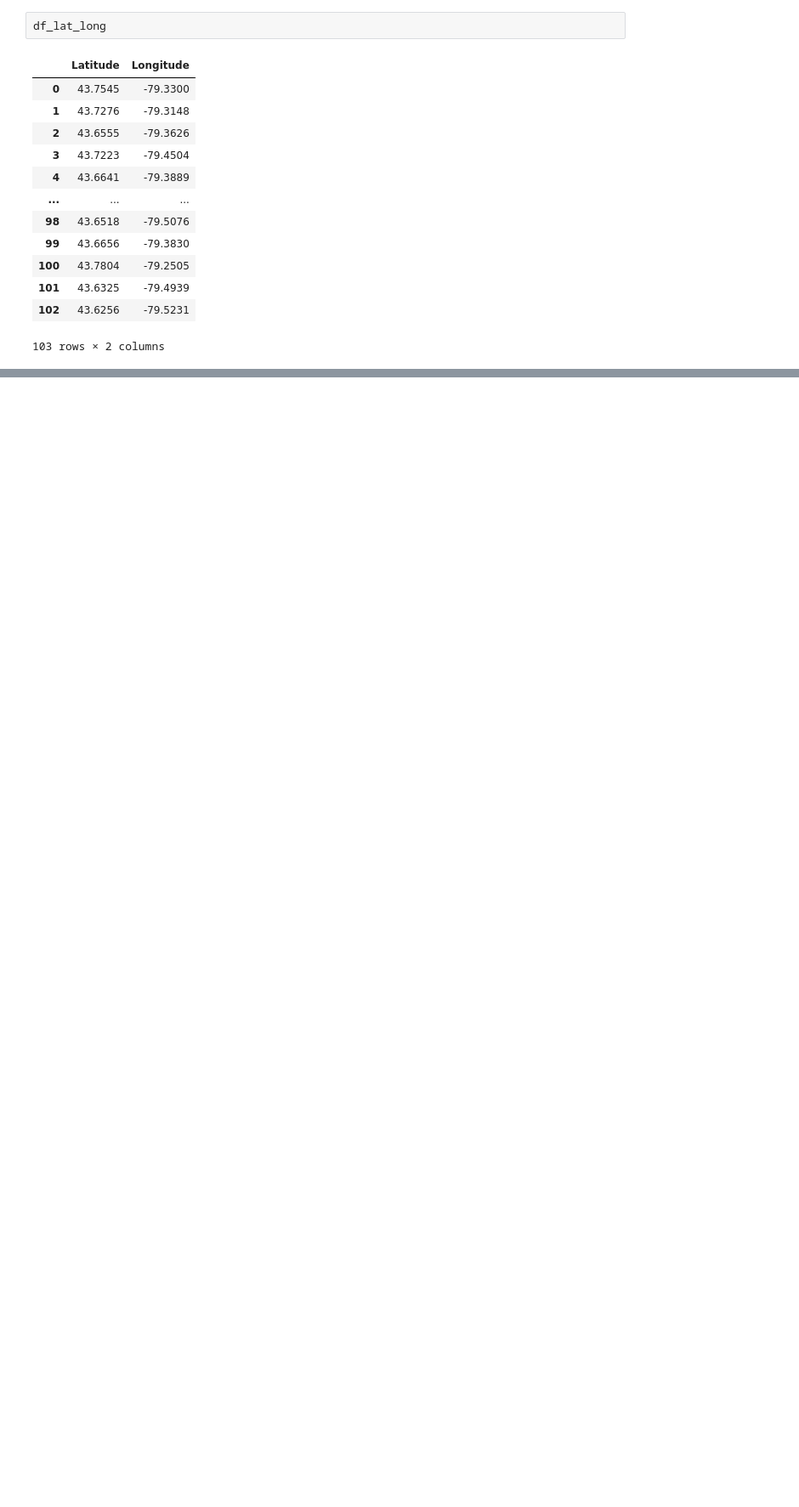
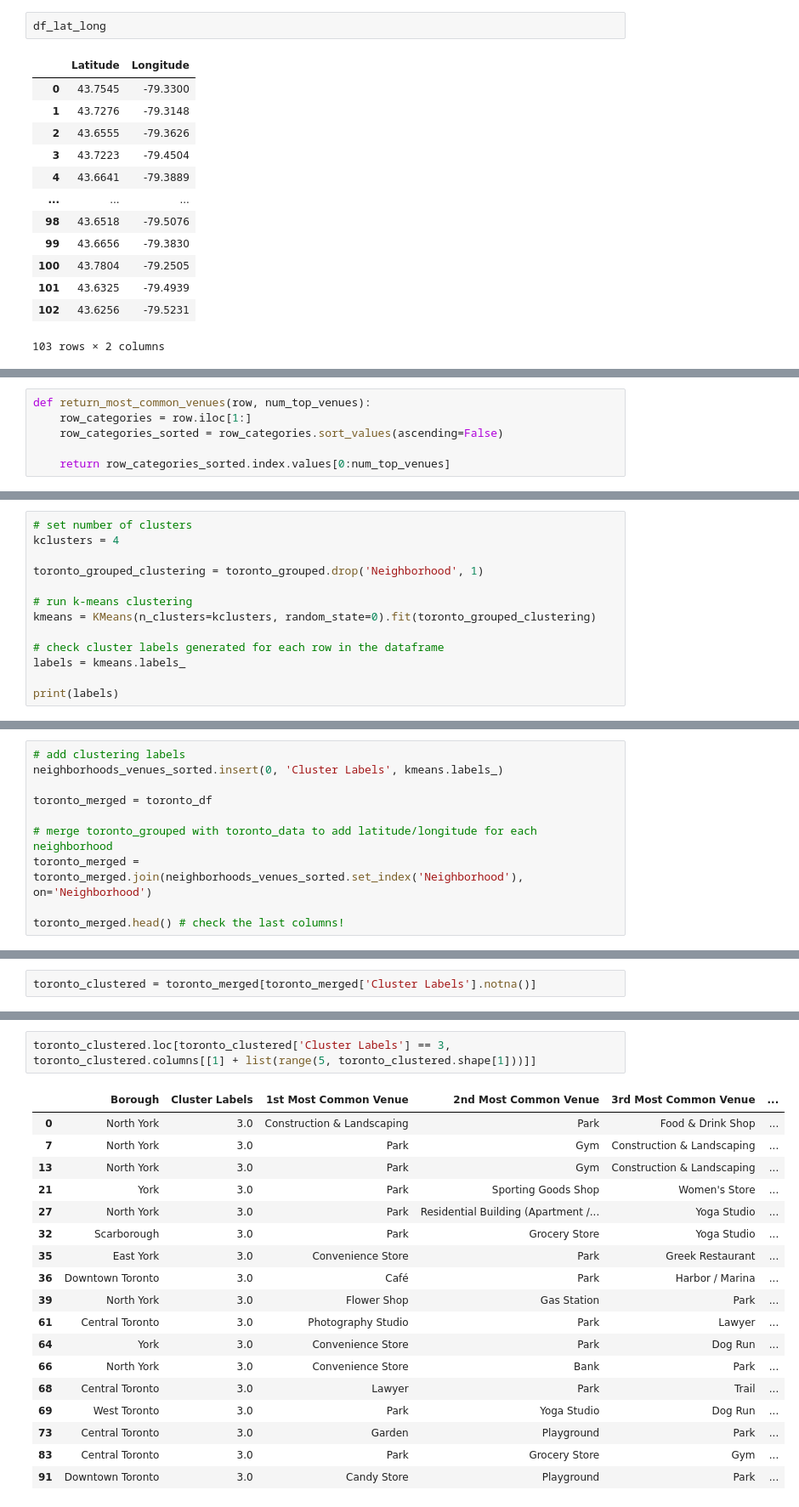
Before and after one commit to ttrankle/Coursera_Capstone, a Jupyter notebook: Wrangling_Cleaning_Data.ipynb, the cells around one changed output, grey strips where cells are left out. Shown at 85% size. Drawn from its saved outputs; the diff is of its cells as text; blank space fills up the shorter version.

Commit message:
Segmenting and Clustering Neighborhoods in Toronto

```diff
--- a/Wrangling_Cleaning_Data.ipynb
+++ b/Wrangling_Cleaning_Data.ipynb
@@ -249,0 +450,6 @@ new_df
+# %%
+def return_most_common_venues(row, num_top_venues):
+    row_categories = row.iloc[1:]
+    row_categories_sorted = row_categories.sort_values(ascending=False)
+
+    return row_categories_sorted.index.values[0:num_top_venues]
@@ -249,0 +496,13 @@ new_df
+# %%
+# set number of clusters
+kclusters = 4
+
+toronto_grouped_clustering = toronto_grouped.drop('Neighborhood', 1)
+
+# run k-means clustering
+kmeans = KMeans(n_clusters=kclusters, random_state=0).fit(toronto_grouped_clustering)
+
+# check cluster labels generated for each row in the dataframe
+labels = kmeans.labels_
+
+print(labels)
@@ -249,0 +515,10 @@ new_df
+# %%
+# add clustering labels
+neighborhoods_venues_sorted.insert(0, 'Cluster Labels', kmeans.labels_)
+
+toronto_merged = toronto_df
+
+# merge toronto_grouped with toronto_data to add latitude/longitude for each neighborhood
+toronto_merged = toronto_merged.join(neighborhoods_venues_sorted.set_index('Neighborhood'), on='Neighborhood')
+
+toronto_merged.head() # check the last columns!
@@ -249,0 +543,2 @@ new_df
+# %%
+toronto_clustered = toronto_merged[toronto_merged['Cluster Labels'].notna()]
@@ -249,0 +613,21 @@ new_df
+# %%
+toronto_clustered.loc[toronto_clustered['Cluster Labels'] == 3, toronto_clustered.columns[[1] + list(range(5, toronto_clustered.shape[1]))]]
+# %% [output]
+|  | Borough | Cluster Labels | 1st Most Common Venue | 2nd Most Common Venue | 3rd Most Common Venue | ... |
+| 0 | North York | 3.0 | Construction & Landscaping | Park | Food & Drink Shop | ... |
+| 7 | North York | 3.0 | Park | Gym | Construction & Landscaping | ... |
+| 13 | North York | 3.0 | Park | Gym | Construction & Landscaping | ... |
+| 21 | York | 3.0 | Park | Sporting Goods Shop | Women's Store | ... |
+| 27 | North York | 3.0 | Park | Residential Building (Apartment /... | Yoga Studio | ... |
+| 32 | Scarborough | 3.0 | Park | Grocery Store | Yoga Studio | ... |
+| 35 | East York | 3.0 | Convenience Store | Park | Greek Restaurant | ... |
+| 36 | Downtown Toronto | 3.0 | Café | Park | Harbor / Marina | ... |
+| 39 | North York | 3.0 | Flower Shop | Gas Station | Park | ... |
+| 61 | Central Toronto | 3.0 | Photography Studio | Park | Lawyer | ... |
+| 64 | York | 3.0 | Convenience Store | Park | Dog Run | ... |
+| 66 | North York | 3.0 | Convenience Store | Bank | Park | ... |
+| 68 | Central Toronto | 3.0 | Lawyer | Park | Trail | ... |
+| 69 | West Toronto | 3.0 | Park | Yoga Studio | Dog Run | ... |
+| 73 | Central Toronto | 3.0 | Garden | Playground | Park | ... |
+| 83 | Central Toronto | 3.0 | Park | Grocery Store | Gym | ... |
+| 91 | Downtown Toronto | 3.0 | Candy Store | Playground | Park | ... |
```
Also changed, not shown: parts of 44 cells of this notebook.
